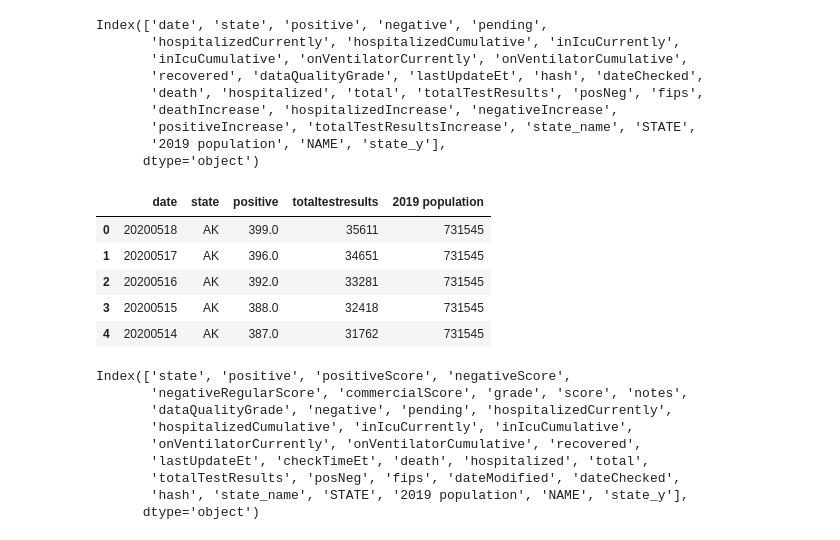
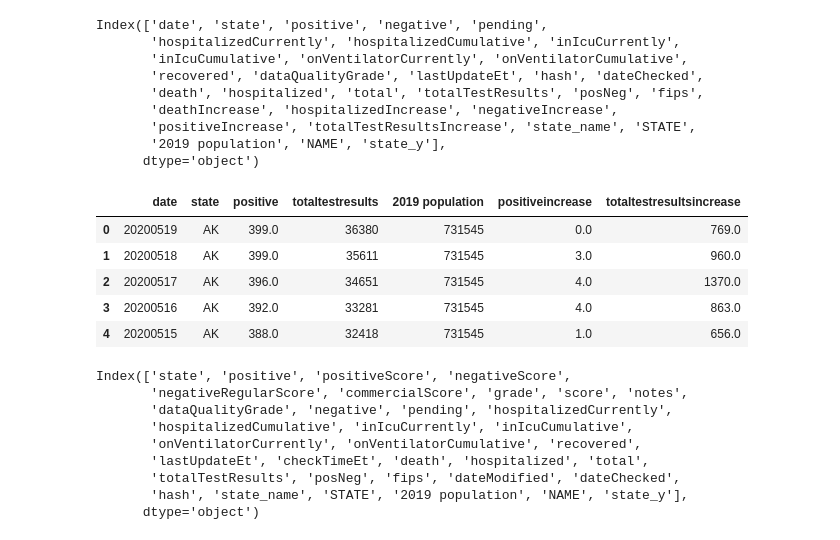
Before and after one commit to hanesy/covid-tracking, a Jupyter notebook: data-exploration.ipynb, the cells around one changed output. Cells and saved outputs as stored; diff of their text form; code cells hidden in the pictures.

```diff
--- a/data-exploration.ipynb
+++ b/data-exploration.ipynb
@@ -227,17 +227,17 @@ Index(['date', 'state', 'positive', 'negative', 'pending',
        '2019 population', 'NAME', 'state_y'],
       dtype='object')
 # %%
-select_columns_daily = ['date', 'state', 'positive', 'totalTestResults', "2019 population"]
+select_columns_daily = ['date', 'state', 'positive', 'totalTestResults', "2019 population", "positiveIncrease", "totalTestResultsIncrease"]
 state_daily_analysis_df_pre = state_daily_merged_df[select_columns_daily]
 state_daily_analysis_df_pre.columns = map(str.lower, state_daily_analysis_df_pre.columns)
 state_daily_analysis_df_pre.head()
 # %% [output]
-|  | date | state | positive | totaltestresults | 2019 population |
-| 0 | 20200518 | AK | 399.0 | 35611 | 731545 |
-| 1 | 20200517 | AK | 396.0 | 34651 | 731545 |
-| 2 | 20200516 | AK | 392.0 | 33281 | 731545 |
-| 3 | 20200515 | AK | 388.0 | 32418 | 731545 |
-| 4 | 20200514 | AK | 387.0 | 31762 | 731545 |
+|  | date | state | positive | totaltestresults | 2019 population | positiveincrease | totaltestresultsincrease |
+| 0 | 20200519 | AK | 399.0 | 36380 | 731545 | 0.0 | 769.0 |
+| 1 | 20200518 | AK | 399.0 | 35611 | 731545 | 3.0 | 960.0 |
+| 2 | 20200517 | AK | 396.0 | 34651 | 731545 | 4.0 | 1370.0 |
+| 3 | 20200516 | AK | 392.0 | 33281 | 731545 | 4.0 | 863.0 |
+| 4 | 20200515 | AK | 388.0 | 32418 | 731545 | 1.0 | 656.0 |
 # %%
 state_current_merged_df.columns
 # %% [output]
```
Also changed, not shown: parts of 29 cells of this notebook, 10 other files.
